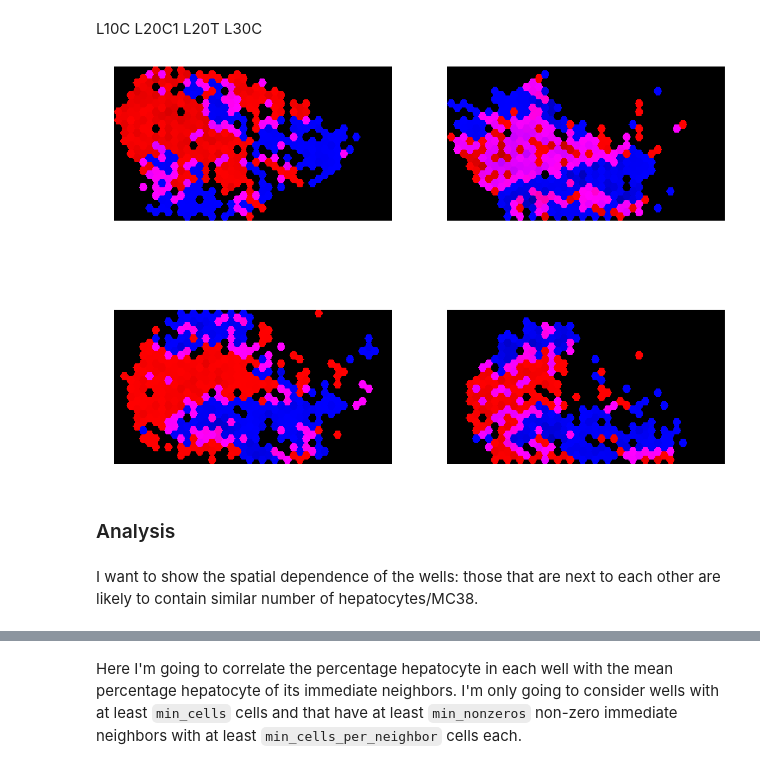
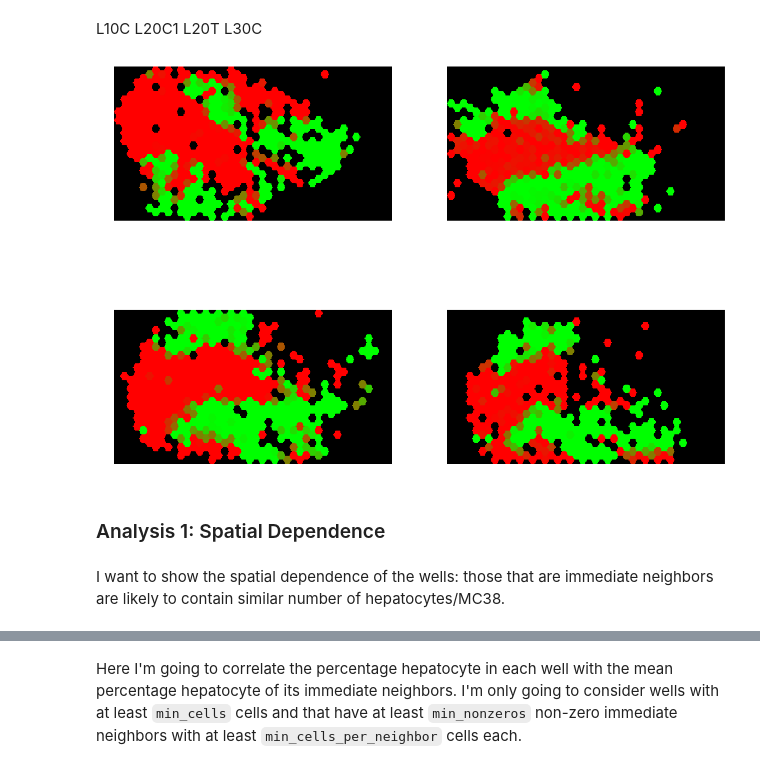
Before and after one commit to yelabucsf/spatial, a Jupyter notebook: spatial.notebooks/make.images.ipynb, the cells around one changed output, grey strips where cells are left out. Saved outputs shown, nothing was run; the diff lists cells and outputs as text; code cells hidden in the pictures.

```diff
--- a/spatial.notebooks/make.images.ipynb
+++ b/spatial.notebooks/make.images.ipynb
@@ -191,8 +231,10 @@ Method 1 is simpler, but method 2 may provide more information.
 #### Build a Counts DataFrame
 # %%
 batches = adata.obs['batch'].values.unique()
+# %%
+celltype_string = 'celltype1'
 # %%
-celltypes = adata.obs['celltype2'].unique()
+celltypes = adata.obs[celltype_string].unique()
 # %%
 celltypes
 # %% [output]
@@ -220,7 +260,7 @@ for batch in batches:
 Fill the counts dataframe.
 # %%
 for batch, x, y in tqdm(counts.index):
-    xy_cts = adata_subs[batch][(adata_subs[batch].obs['X'] == x) & (adata_subs[batch].obs['Y'] == y)].obs['celltype2']
+    xy_cts = adata_subs[batch][(adata_subs[batch].obs['X'] == x) & (adata_subs[batch].obs['Y'] == y)].obs[celltype_string]
     cts, ct_counts = np.unique(xy_cts.values, return_counts=True)
     for ct, ct_count in zip(cts, ct_counts):
         counts.loc[(batch, x, y),ct] = ct_count
@@ -315,7 +366,7 @@ def get_image(color_df):
 img_list = list()
 for batch in tqdm(counts.index.get_level_values('batch').unique()):
     images = list()
-    color_df = get_colors(counts.loc[batch], method=3, cts=['Hepato1', 'MC38'])
+    color_df = get_colors(counts.loc[batch], cts=['Hepato', 'MC38'])
     img = get_image(color_df)
     img_list.append(img)
 # %% [output]
@@ -328,13 +379,12 @@ L30C
 # %%
 fig, axes = plt.subplots(2,2, figsize=(20,15))
 for img, ax in zip(img_list, np.ravel(axes)):
     ax.imshow(img);
     ax.axis('off')
-np.ravel(axes)[-1].axis('off');
 # %% [output]
-[figure, old version]
+[figure, new version]
 # %% [markdown]
-### Analysis
+### Analysis 1: Spatial Dependence
 # %% [markdown]
-I want to show the spatial dependence of the wells: those that are next to each other are likely to contain similar number of hepatocytes/MC38.
+I want to show the spatial dependence of the wells: those that are immediate neighbors are likely to contain similar number of hepatocytes/MC38.
 # %%
```
Also changed, not shown: parts of 43 cells of this notebook.
